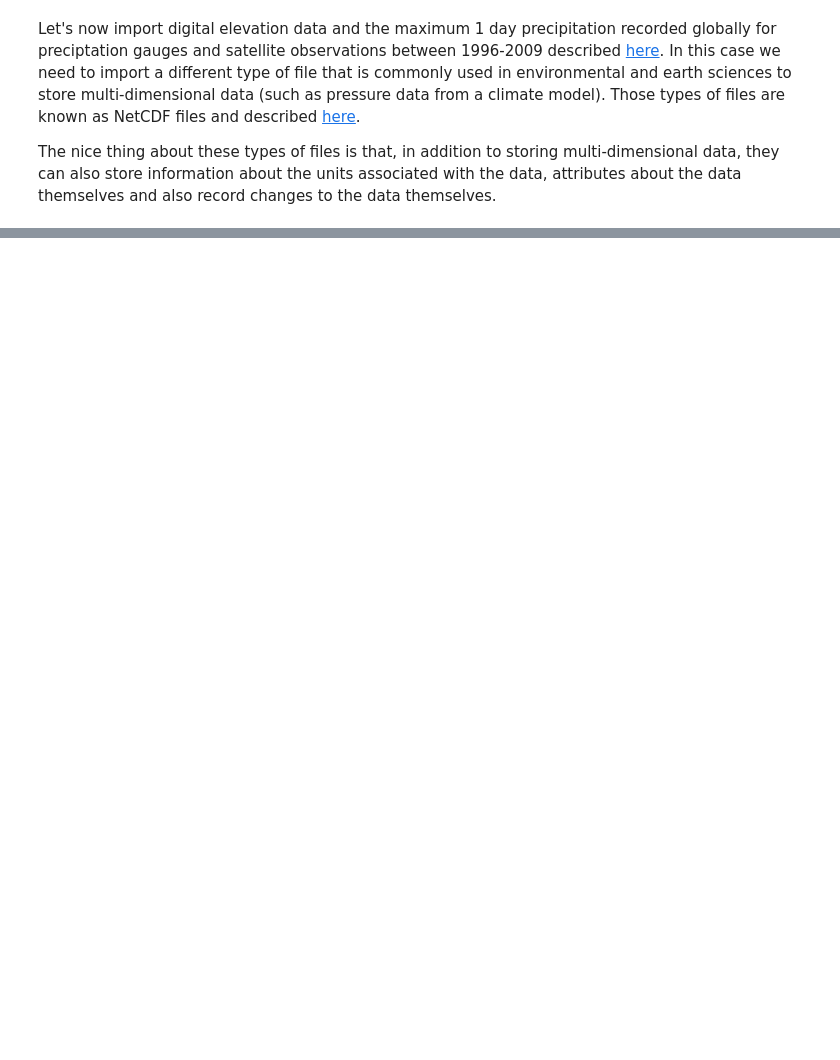
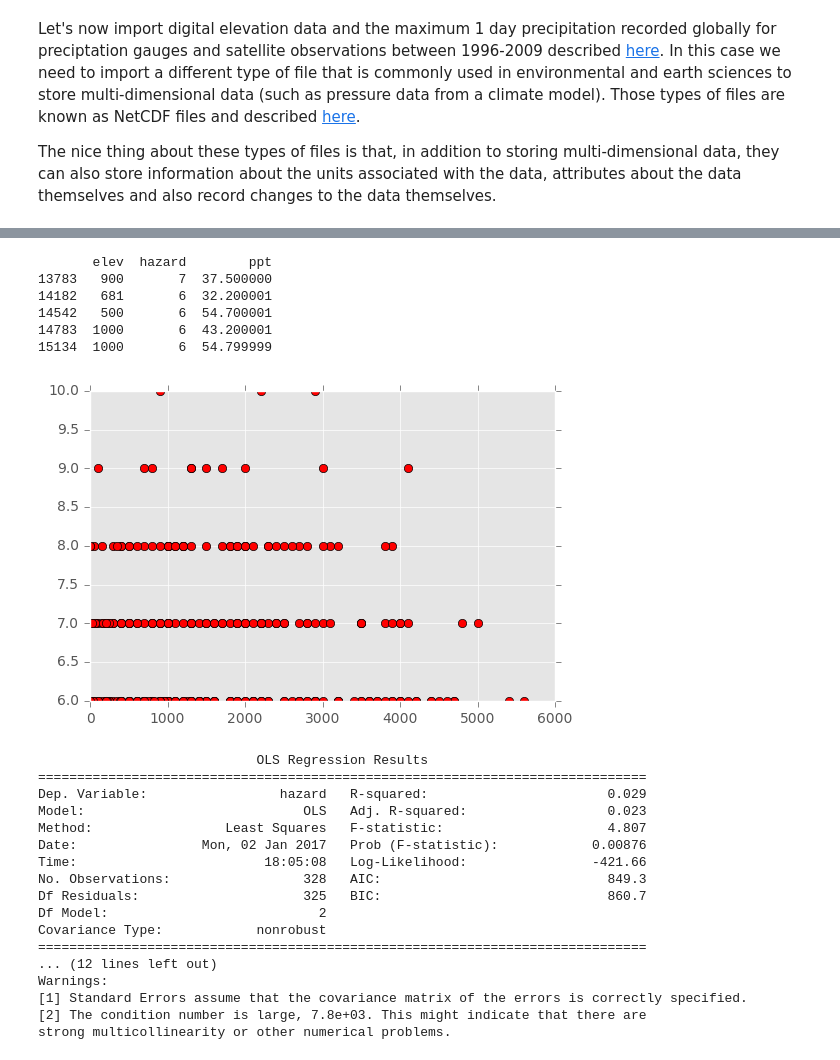
Before and after one commit to bmenounos/geog311_lab1, a Jupyter notebook: geog311_lab1.ipynb, the cells around one changed output, grey strips where cells are left out. Cells and saved outputs as stored; diff of their text form; code cells hidden in the pictures; blank space fills up the shorter version.

```diff
--- a/geog311_lab1.ipynb
+++ b/geog311_lab1.ipynb
@@ -386,17 +408,59 @@ plt.show()
 # %%
-#What is the relation between topography and ppt?
+## disregard any data over the ocean. Do you understand what this line does?
+ppt1day[elev < 0] = np.nan
+lhazard[elev < 0] = np.nan
+elev[elev < 0]    = np.nan
 
-## disregard any data over the ocean. Do you understand what this line does?
+## need to change 2D data arrays into 1D (easy by using the ravel command)
+ppt1D     = ppt1day.ravel()
+elev1D    = elev.ravel()
+lhazard1D = lhazard.ravel()
 
 
-ppt1day[elev < 0] = np.nan
-lhazard[elev < 0] = np.nan
+## make a pandas data frame
+df = {'ppt' : ppt1D,
+     'elev' : elev1D,
+      'hazard': lhazard1D
+     }
 
-## need to change 2D data arrays into 1D (easy by using the ravel command)
-ppt1D = ppt1day.ravel()
-elev1D = elev.ravel()
-lhazard1D = lhazard.ravel()
+data = pd.DataFrame(df)
 
-## Using the three 1d arrays above explore whether ppt or elevation is a good predictor of
-## global landslide hazards. Think about the things we did in this tutorial as well to explore
-## these relations
+## drop all missing values row wise
+data2 = data.dropna(axis=0, how='any')
+
+print(data2.head())
+
+
+plt.plot(data2['elev'], data2['hazard'], 'ro')
+plt.show()
+
+pearsonr(data2['elev'], data2['hazard'])
+import statsmodels.formula.api as smf
+
+result = smf.ols(formula="hazard ~ elev + ppt", data=data2).fit()
+print(result.summary())
+# %% [output]
+       elev  hazard        ppt
+13783   900       7  37.500000
+14182   681       6  32.200001
+14542   500       6  54.700001
+14783  1000       6  43.200001
+15134  1000       6  54.799999
+[figure, added]
+                            OLS Regression Results
+==============================================================================
+Dep. Variable:                 hazard   R-squared:                       0.029
+Model:                            OLS   Adj. R-squared:                  0.023
+Method:                 Least Squares   F-statistic:                     4.807
+Date:                Mon, 02 Jan 2017   Prob (F-statistic):            0.00876
+Time:                        18:05:08   Log-Likelihood:                -421.66
+No. Observations:                 328   AIC:                             849.3
+Df Residuals:                     325   BIC:                             860.7
+Df Model:                           2
+Covariance Type:            nonrobust
+==============================================================================
+... (12 lines left out)
+Warnings:
+[1] Standard Errors assume that the covariance matrix of the errors is correctly specified.
+[2] The condition number is large, 7.8e+03. This might indicate that there are
+strong multicollinearity or other numerical problems.
```
Also changed, not shown: parts of 11 cells of this notebook.
